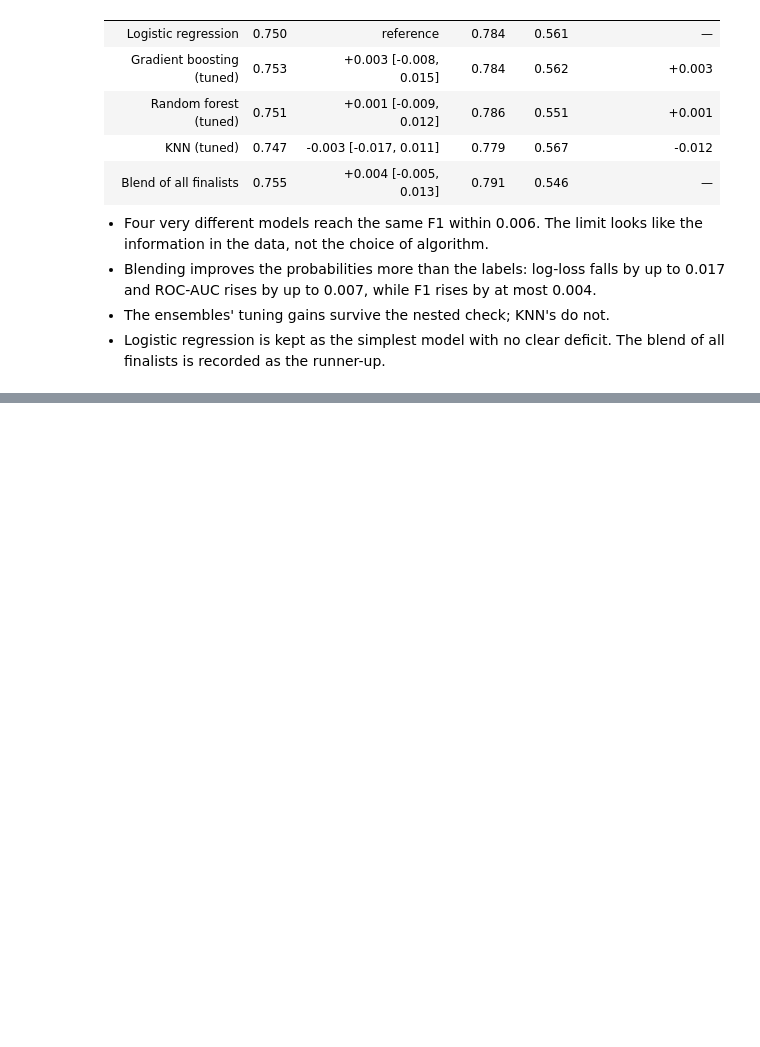
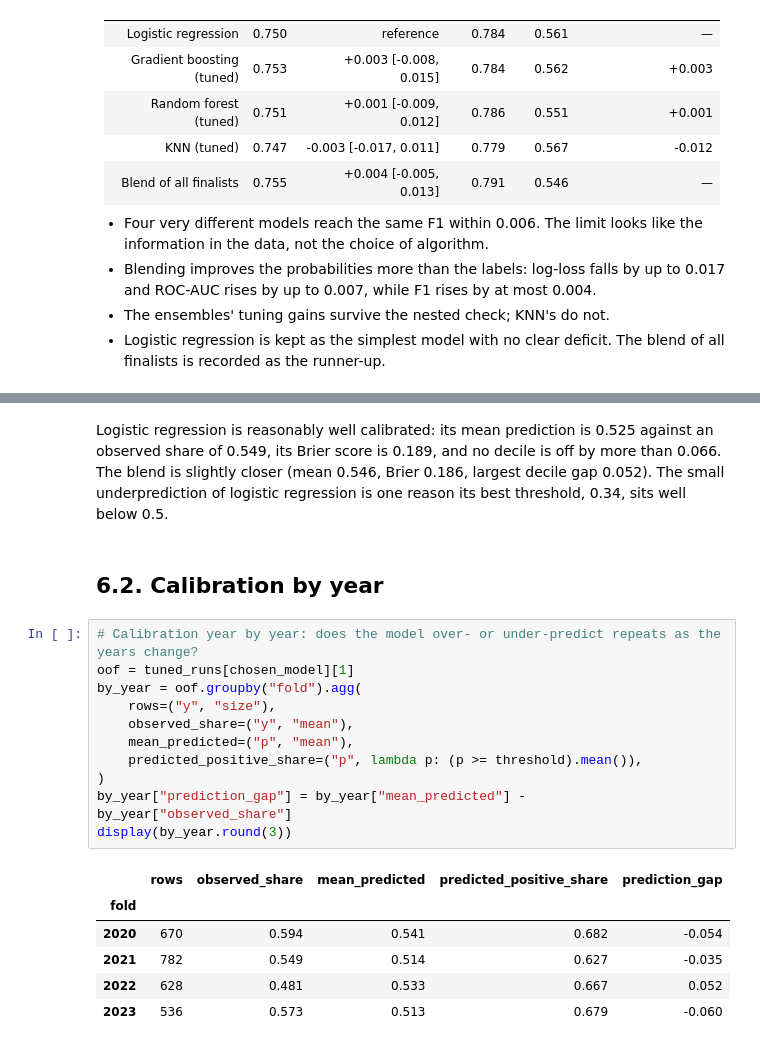
Before and after one commit to PedroHSantos20/ml-repeat-purchase, a Jupyter notebook: notebooks/04_modelling_project.ipynb, the cells around one changed output, grey strips where cells are left out. Saved outputs shown, nothing was run; the diff lists cells and outputs as text; blank space fills up the shorter version.

```diff
--- a/notebooks/04_modelling_project.ipynb
+++ b/notebooks/04_modelling_project.ipynb
@@ -2099,0 +2119,22 @@ display(log.to_frame().tail(3))
+# %% [markdown]
+Logistic regression is reasonably well calibrated: its mean prediction is 0.525 against an observed share of 0.549, its Brier score is 0.189, and no decile is off by more than 0.066. The blend is slightly closer (mean 0.546, Brier 0.186, largest decile gap 0.052). The small underprediction of logistic regression is one reason its best threshold, 0.34, sits well below 0.5.
+# %% [markdown]
+## 6.2. Calibration by year
+# %%
+# Calibration year by year: does the model over- or under-predict repeats as the years change?
+oof = tuned_runs[chosen_model][1]
+by_year = oof.groupby("fold").agg(
+    rows=("y", "size"),
+    observed_share=("y", "mean"),
+    mean_predicted=("p", "mean"),
+    predicted_positive_share=("p", lambda p: (p >= threshold).mean()),
+)
+by_year["prediction_gap"] = by_year["mean_predicted"] - by_year["observed_share"]
+display(by_year.round(3))
+# %% [output]
+|  | rows | observed_share | mean_predicted | predicted_positive_share | prediction_gap |
+| fold |  |  |  |  |  |
+| 2020 | 670 | 0.594 | 0.541 | 0.682 | -0.054 |
+| 2021 | 782 | 0.549 | 0.514 | 0.627 | -0.035 |
+| 2022 | 628 | 0.481 | 0.533 | 0.667 | 0.052 |
+| 2023 | 536 | 0.573 | 0.513 | 0.679 | -0.060 |
```
Also changed, not shown: parts of 15 cells of this notebook, 14 other files.
